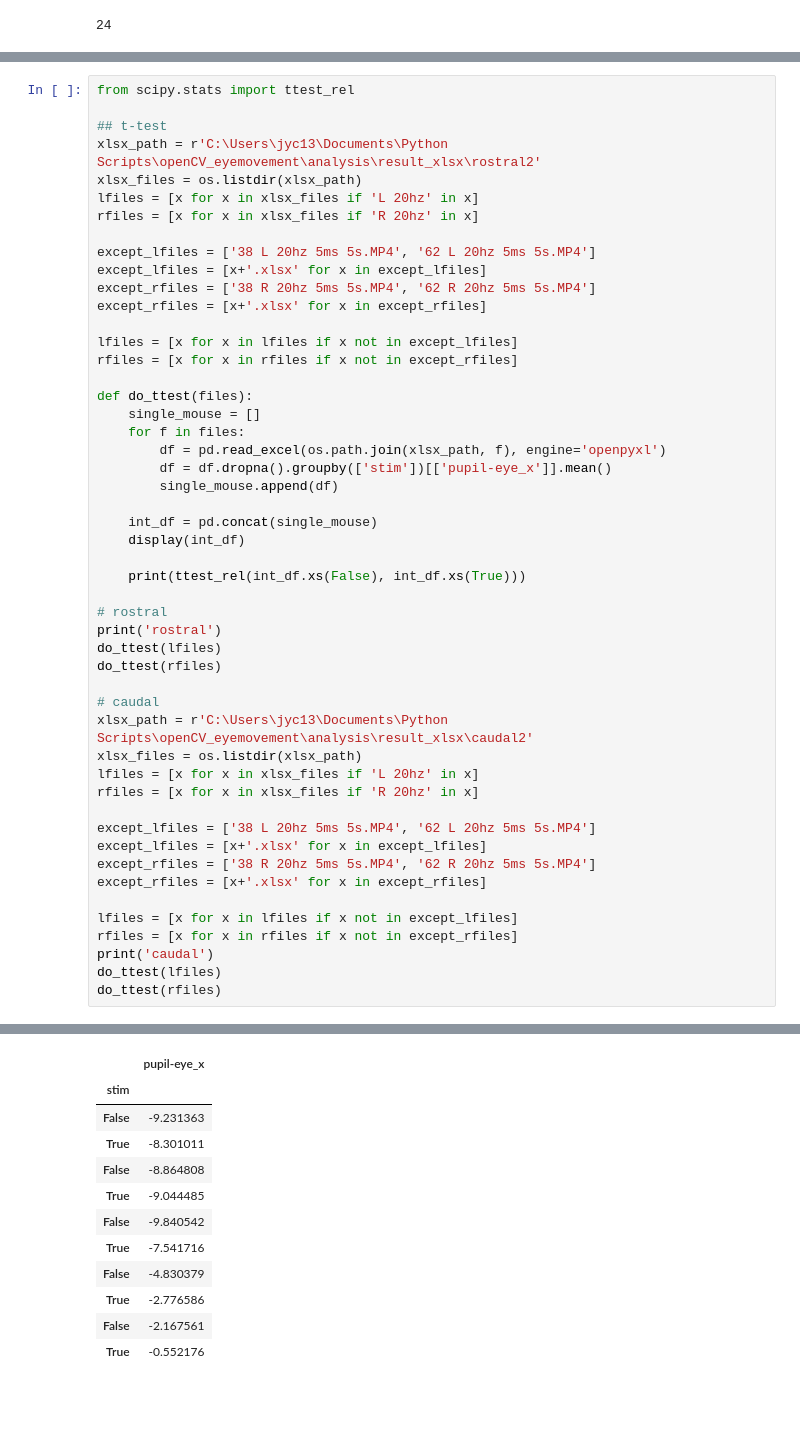
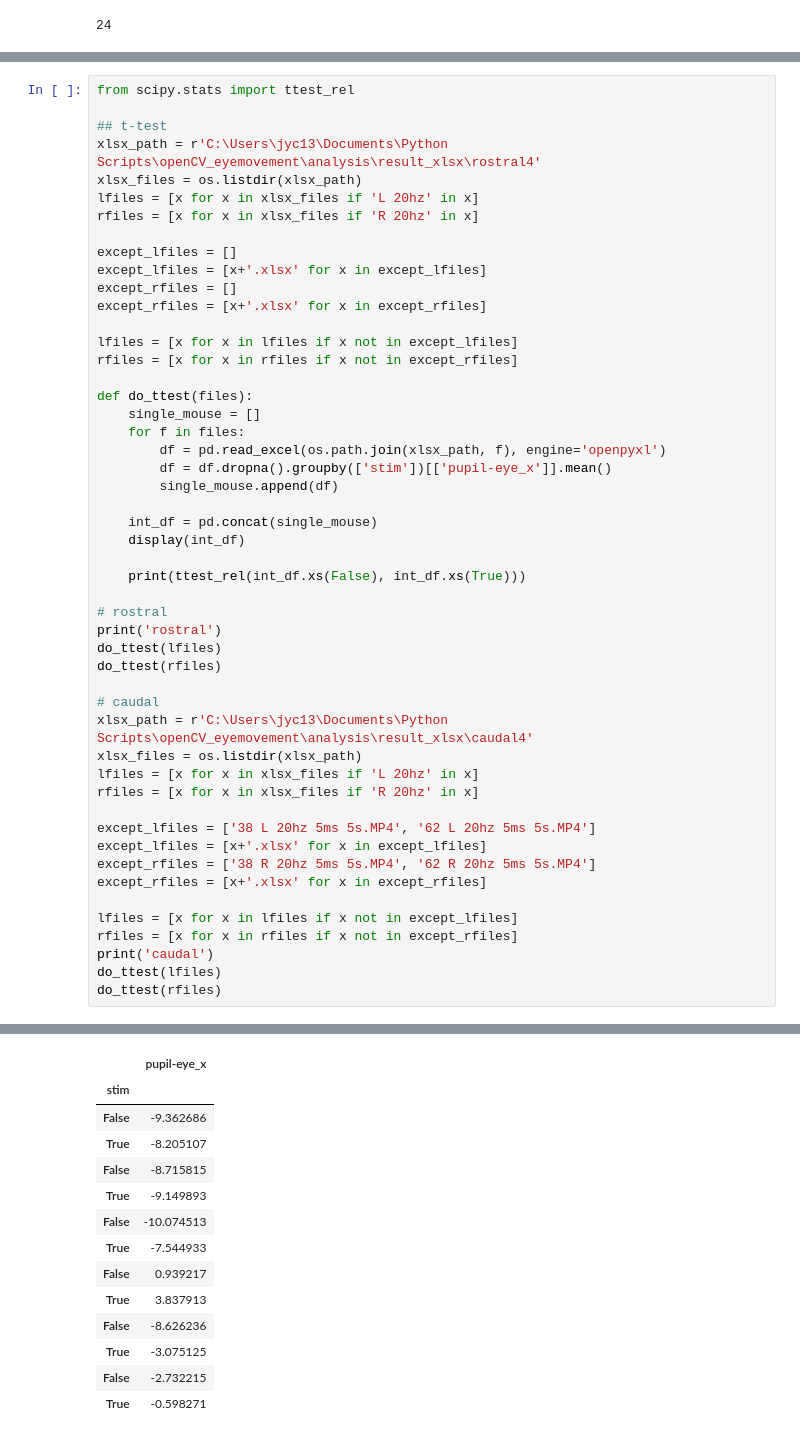
Before and after one commit to yongcheoljeong/yolov5-eye-movement, a Jupyter notebook: analysis/LabelAnalysis.ipynb, the cells around one changed output, grey strips where cells are left out. Cells and saved outputs as stored; diff of their text form; blank space fills up the shorter version.

```diff
--- a/analysis/LabelAnalysis.ipynb
+++ b/analysis/LabelAnalysis.ipynb
@@ -238,14 +238,14 @@ for _name in filenames:
 from scipy.stats import ttest_rel
 
 ## t-test
-xlsx_path = r'C:\Users\jyc13\Documents\Python Scripts\openCV_eyemovement\analysis\result_xlsx\rostral2'
+xlsx_path = r'C:\Users\jyc13\Documents\Python Scripts\openCV_eyemovement\analysis\result_xlsx\rostral4'
 xlsx_files = os.listdir(xlsx_path)
 lfiles = [x for x in xlsx_files if 'L 20hz' in x]
 rfiles = [x for x in xlsx_files if 'R 20hz' in x]
 
-except_lfiles = ['38 L 20hz 5ms 5s.MP4', '62 L 20hz 5ms 5s.MP4']
+except_lfiles = []
 except_lfiles = [x+'.xlsx' for x in except_lfiles]
-except_rfiles = ['38 R 20hz 5ms 5s.MP4', '62 R 20hz 5ms 5s.MP4']
+except_rfiles = []
 except_rfiles = [x+'.xlsx' for x in except_rfiles]
 
 lfiles = [x for x in lfiles if x not in except_lfiles]
@@ -269,7 +269,7 @@ do_ttest(lfiles)
 do_ttest(rfiles)
 
 # caudal
-xlsx_path = r'C:\Users\jyc13\Documents\Python Scripts\openCV_eyemovement\analysis\result_xlsx\caudal2'
+xlsx_path = r'C:\Users\jyc13\Documents\Python Scripts\openCV_eyemovement\analysis\result_xlsx\caudal4'
 xlsx_files = os.listdir(xlsx_path)
 lfiles = [x for x in xlsx_files if 'L 20hz' in x]
 rfiles = [x for x in xlsx_files if 'R 20hz' in x]
@@ -288,12 +289,14 @@ do_ttest(rfiles)
 |  | pupil-eye_x |
 | stim |  |
-| False | -9.231363 |
-| True | -8.301011 |
-| False | -8.864808 |
-| True | -9.044485 |
-| False | -9.840542 |
-| True | -7.541716 |
-| False | -4.830379 |
-| True | -2.776586 |
-| False | -2.167561 |
-| True | -0.552176 |
+| False | -9.362686 |
+| True | -8.205107 |
+| False | -8.715815 |
+| True | -9.149893 |
+| False | -10.074513 |
+| True | -7.544933 |
+| False | 0.939217 |
+| True | 3.837913 |
+| False | -8.626236 |
+| True | -3.075125 |
+| False | -2.732215 |
+| True | -0.598271 |
```
Also changed, not shown: parts of 2 cells of this notebook, 40 other files.
